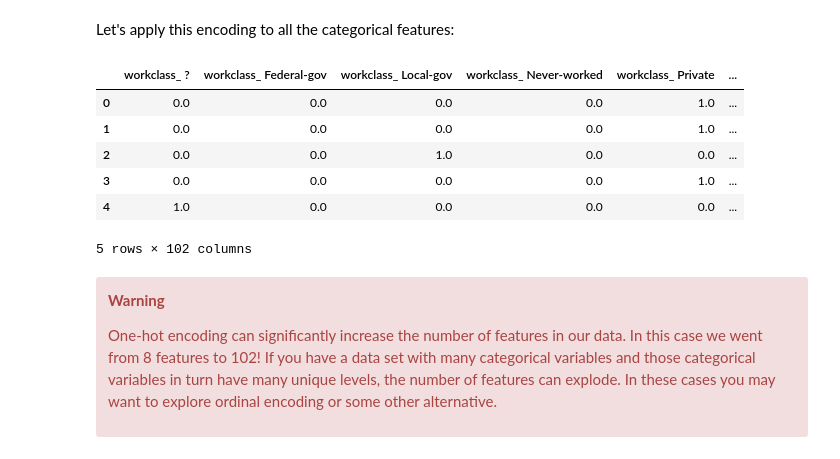
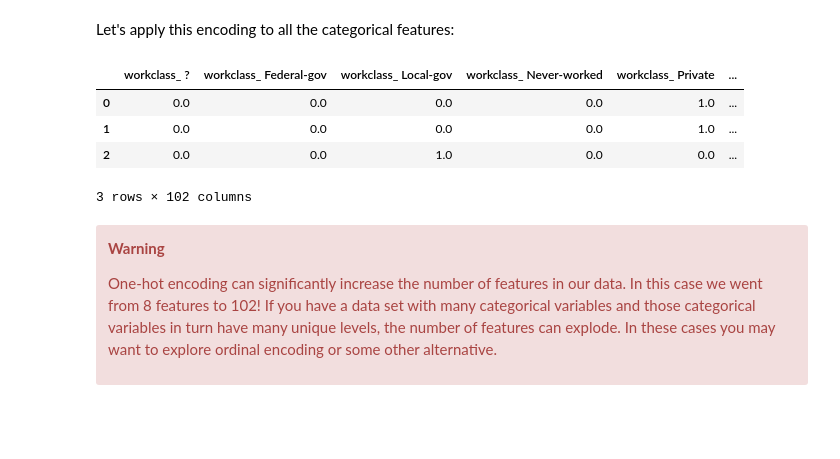
Before and after one commit to uc-python/advanced-python-datasci, a Jupyter notebook: notebooks/05-feat_eng.ipynb, the cells around one changed output. Saved outputs shown, nothing was run; the diff lists cells and outputs as text; code cells hidden in the pictures; blank space fills up the shorter version.

```diff
--- a/notebooks/05-feat_eng.ipynb
+++ b/notebooks/05-feat_eng.ipynb
@@ -410,23 +409,22 @@ returned, for each sample, a 1 to specify which category it belongs to.
 # %% [markdown]
 Let's apply this encoding to all the categorical features:
 # %%
-# get all categorical features
-categorical_features = features[categorical_columns]
-
 # one-hot encode all features
-categorical_features_encoded = encoder.fit_transform(categorical_features)
+cat_features_encoded = encoder.fit_transform(
+    features[categorical_columns]
+)
 
 # view as a data frame
-columns_encoded = encoder.get_feature_names_out(categorical_features.columns)
-pd.DataFrame(categorical_features_encoded, columns=columns_encoded).head()
+columns_encoded = encoder.get_feature_names_out(
+    categorical_columns
+)
+pd.DataFrame(cat_features_encoded, columns=columns_encoded).head(3)
 # %% [output]
 |  | workclass_ ? | workclass_ Federal-gov | workclass_ Local-gov | workclass_ Never-worked | workclass_ Private | ... |
 | 0 | 0.0 | 0.0 | 0.0 | 0.0 | 1.0 | ... |
 | 1 | 0.0 | 0.0 | 0.0 | 0.0 | 1.0 | ... |
 | 2 | 0.0 | 0.0 | 1.0 | 0.0 | 0.0 | ... |
-| 3 | 0.0 | 0.0 | 0.0 | 0.0 | 1.0 | ... |
-| 4 | 1.0 | 0.0 | 0.0 | 0.0 | 0.0 | ... |
-5 rows × 102 columns
+3 rows × 102 columns
 # %% [markdown]
 <div class="admonition warning alert alert-danger">
     <p class="first admonition-title" style="font-weight: bold;"><b>Warning</b></p>
```
Also changed, not shown: parts of 3 cells of this notebook, 2 other files.
